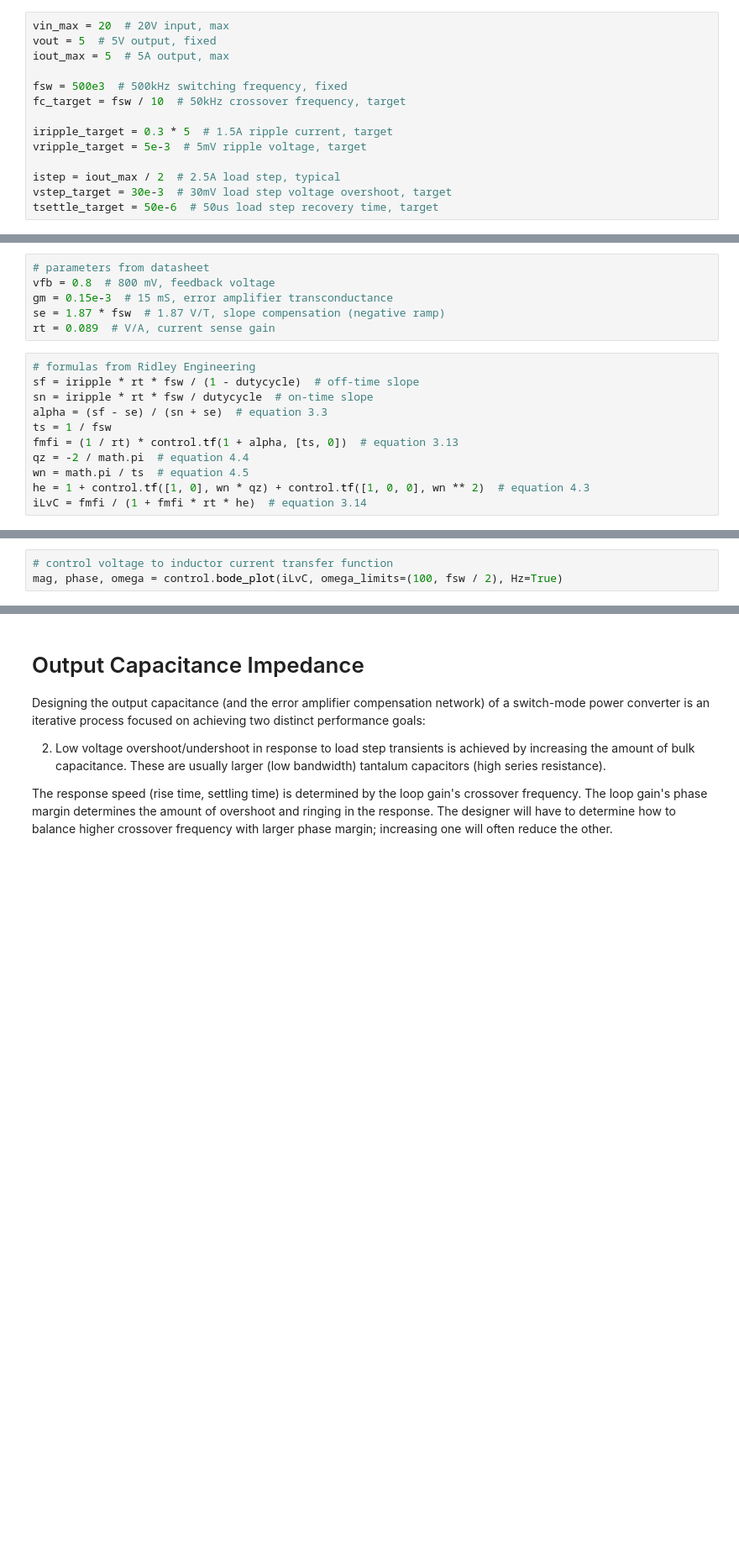
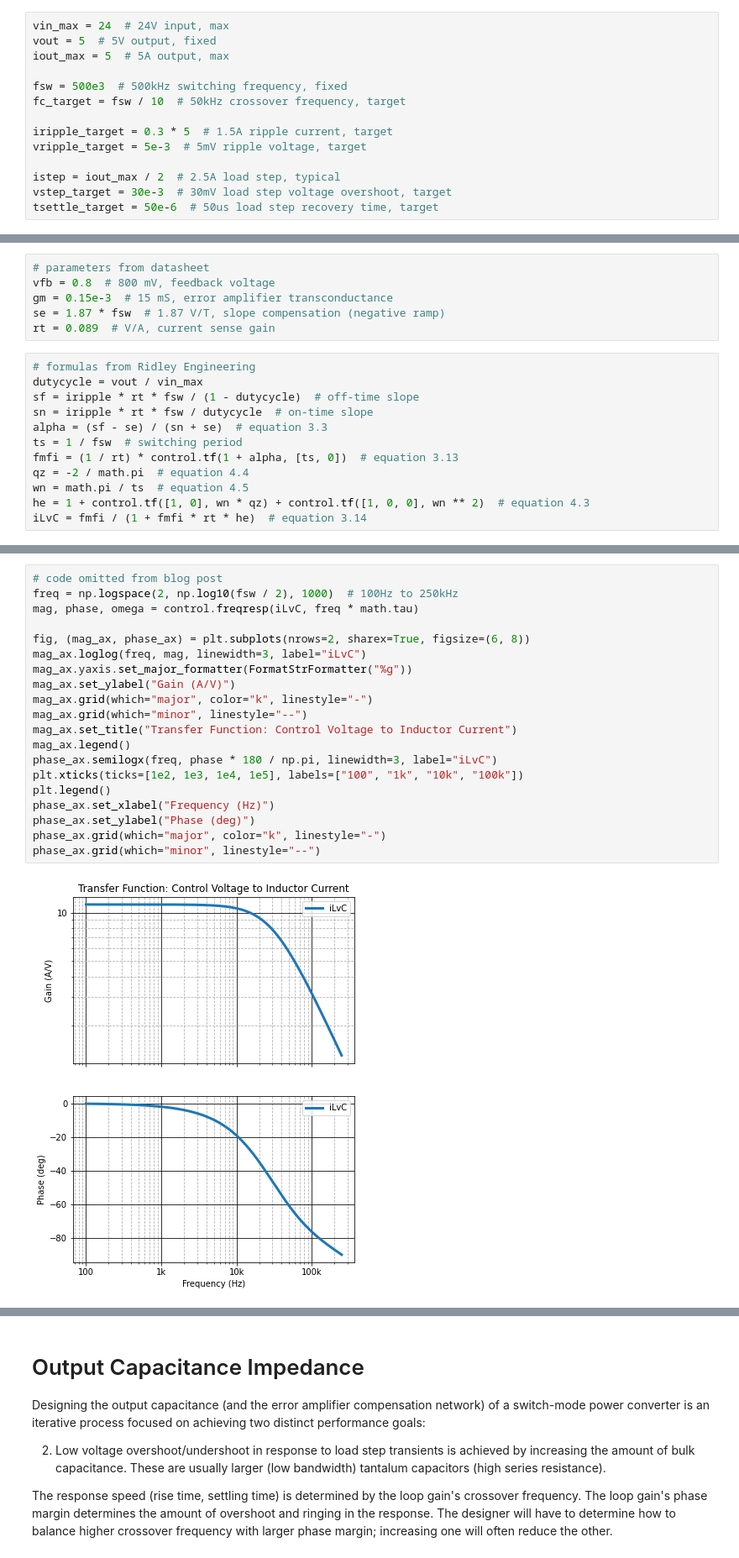
Before and after one commit to amosborne/buck-converter-stability, a Jupyter notebook: analysis.ipynb, the cells around one changed output, grey strips where cells are left out. Shown at 84% size. Cells and saved outputs as stored; diff of their text form; blank space fills up the shorter version.

```diff
--- a/analysis.ipynb
+++ b/analysis.ipynb
@@ -20,5 +22,5 @@ We will aim for something a bit more modest with 5mVpp ripple and a 30mV settlin
 # %%
-vin_max = 20  # 20V input, max
+vin_max = 24  # 24V input, max
 vout = 5  # 5V output, fixed
 iout_max = 5  # 5A output, max
 
@@ -146,10 +163,11 @@ se = 1.87 * fsw  # 1.87 V/T, slope compensation (negative ramp)
 rt = 0.089  # V/A, current sense gain
 # %%
 # formulas from Ridley Engineering
+dutycycle = vout / vin_max
 sf = iripple * rt * fsw / (1 - dutycycle)  # off-time slope
 sn = iripple * rt * fsw / dutycycle  # on-time slope
 alpha = (sf - se) / (sn + se)  # equation 3.3
-ts = 1 / fsw
+ts = 1 / fsw  # switching period
 fmfi = (1 / rt) * control.tf(1 + alpha, [ts, 0])  # equation 3.13
 qz = -2 / math.pi  # equation 4.4
 wn = math.pi / ts  # equation 4.5
@@ -160,3 +176,22 @@ NameError: name 'dutycycle' is not defined
 # %%
-# control voltage to inductor current transfer function
-mag, phase, omega = control.bode_plot(iLvC, omega_limits=(100, fsw / 2), Hz=True)
+# code omitted from blog post
+freq = np.logspace(2, np.log10(fsw / 2), 1000)  # 100Hz to 250kHz
+mag, phase, omega = control.freqresp(iLvC, freq * math.tau)
+
+fig, (mag_ax, phase_ax) = plt.subplots(nrows=2, sharex=True, figsize=(6, 8))
+mag_ax.loglog(freq, mag, linewidth=3, label="iLvC")
+mag_ax.yaxis.set_major_formatter(FormatStrFormatter("%g"))
+mag_ax.set_ylabel("Gain (A/V)")
+mag_ax.grid(which="major", color="k", linestyle="-")
+mag_ax.grid(which="minor", linestyle="--")
+mag_ax.set_title("Transfer Function: Control Voltage to Inductor Current")
+mag_ax.legend()
+phase_ax.semilogx(freq, phase * 180 / np.pi, linewidth=3, label="iLvC")
+plt.xticks(ticks=[1e2, 1e3, 1e4, 1e5], labels=["100", "1k", "10k", "100k"])
+plt.legend()
+phase_ax.set_xlabel("Frequency (Hz)")
+phase_ax.set_ylabel("Phase (deg)")
+phase_ax.grid(which="major", color="k", linestyle="-")
+phase_ax.grid(which="minor", linestyle="--")
+# %% [output]
+[figure, added]
```
Also changed, not shown: parts of 14 cells of this notebook.
